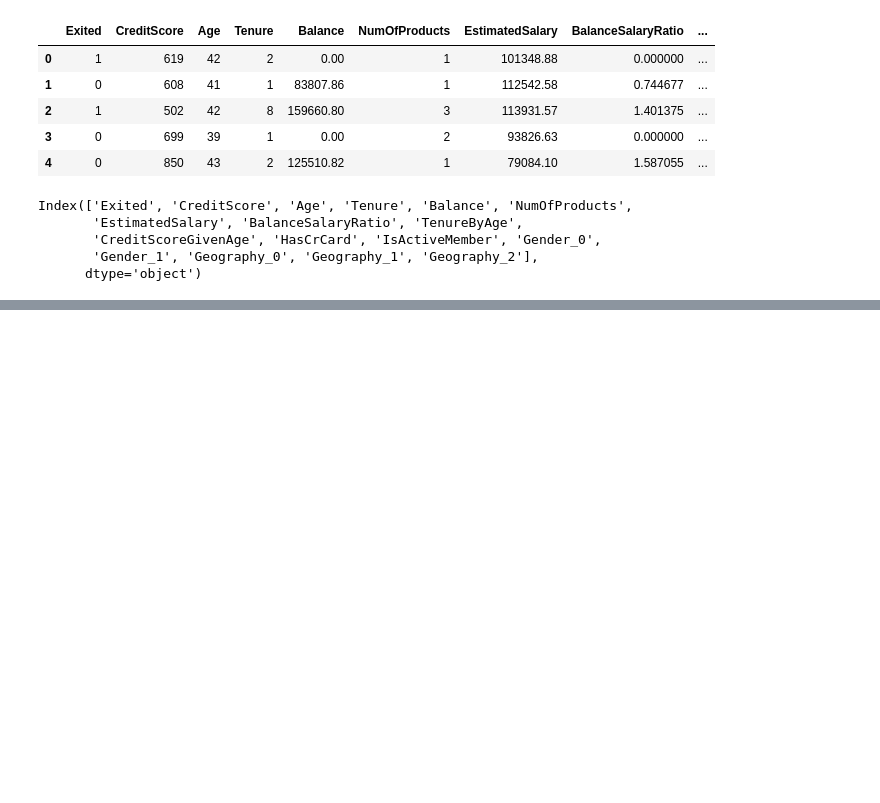
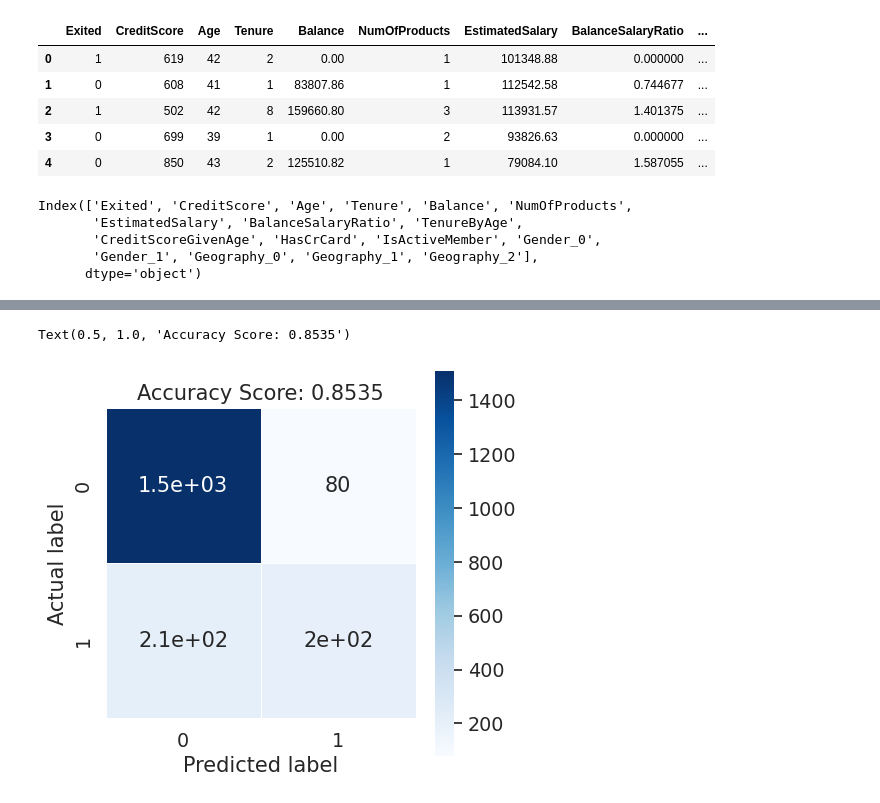
Before and after one commit to trishashukla1021/afame-technologies, a Jupyter notebook: customer_churn_prediction_task.ipynb, the cells around one changed output, grey strips where cells are left out. Drawn from its saved outputs; the diff is of its cells as text; code cells hidden in the pictures; blank space fills up the shorter version.

```diff
--- a/customer_churn_prediction_task.ipynb
+++ b/customer_churn_prediction_task.ipynb
@@ -322,0 +344,6 @@ for i in range(X.shape[1]):
+# %%
+from sklearn.tree import DecisionTreeClassifier
+dtree = DecisionTreeClassifier()
+dtree.fit(X_train, y_train)
+y_pred = dtree.predict(X_test)
+print("Accuracy Score :", accuracy_score(y_test, y_pred)*100, "%")
@@ -322,0 +352,6 @@ for i in range(X.shape[1]):
+# %%
+from sklearn import svm
+svm = svm.SVC()
+svm.fit(X_train, y_train)
+y_pred = svm.predict(X_test)
+print("Accuracy Score :", accuracy_score(y_test, y_pred)*100, "%")
@@ -322,0 +360,6 @@ for i in range(X.shape[1]):
+# %%
+from xgboost import XGBClassifier
+xgb_model = XGBClassifier()
+xgb_model.fit(X_train, y_train)
+y_pred = xgb_model.predict(X_test)
+print("Accuracy Score :", accuracy_score(y_test, y_pred)*100, "%")
@@ -322,0 +368,4 @@ for i in range(X.shape[1]):
+# %%
+from sklearn.metrics import classification_report, confusion_matrix
+y_pred = xgb_model.predict(X_test)
+print("Classification report - n", classification_report(y_test,y_pred))
@@ -322,0 +381,11 @@ for i in range(X.shape[1]):
+# %%
+cm = confusion_matrix(y_test, y_pred)
+plt.figure(figsize=(5,5))
+sns.heatmap(data=cm,linewidths=.5, annot=True,square = True,  cmap = 'Blues')
+plt.ylabel('Actual label')
+plt.xlabel('Predicted label')
+all_sample_title = 'Accuracy Score: {0}'.format(xgb_model.score(X_test, y_test))
+plt.title(all_sample_title, size = 15)
+# %% [output]
+Text(0.5, 1.0, 'Accuracy Score: 0.8535')
+[figure, added]
```
Also changed, not shown: parts of 13 cells of this notebook.
